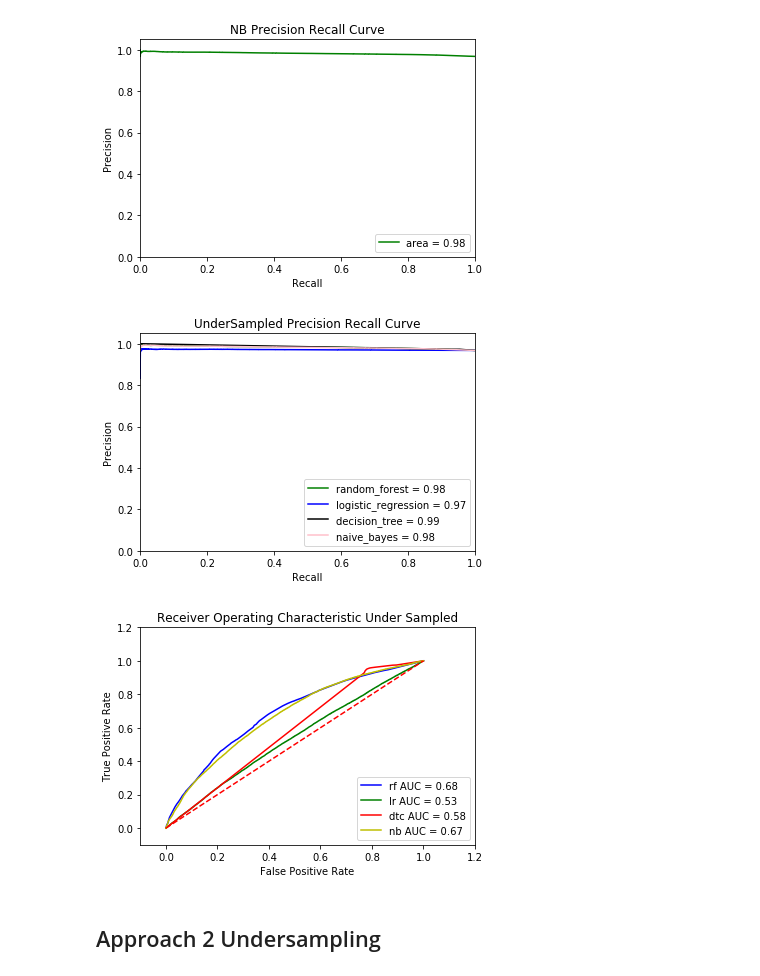
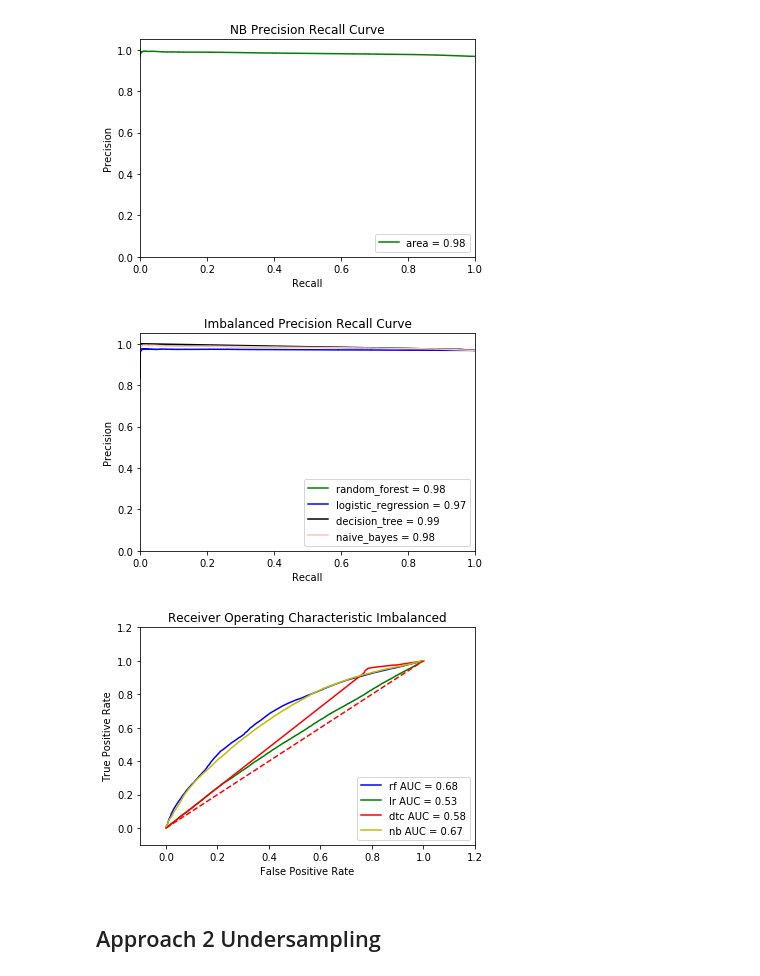
Before and after one commit to TejaYagni/H1-B, a Jupyter notebook: Code.ipynb, the cells around one changed output. Saved outputs shown, nothing was run; the diff lists cells and outputs as text; code cells hidden in the pictures.

```diff
--- a/Code.ipynb
+++ b/Code.ipynb
@@ -360,42 +360,42 @@ plt.xlim([0.0, 1.0])
 plt.ylim([0.0, 1.05])
 plt.xlabel('Recall')
 plt.ylabel('Precision')
-plt.title('UnderSampled Precision Recall Curve')
+plt.title('Imbalanced Precision Recall Curve')
 plt.legend(loc="lower right")
 plt.show()
 # %% [output]
-[figure, old version]
+[figure, new version]
 # %%
 from sklearn import metrics
 from sklearn.metrics import roc_curve, auc
 
 fpr_rf, tpr_rf, thresholds = metrics.roc_curve(Y_test, scores_rf)
 roc_auc_rf = auc(fpr_rf,tpr_rf)
 
 
 fpr_lr, tpr_lr, thresholds = metrics.roc_curve(Y_test, scores_lr)
 roc_auc_lr = auc(fpr_lr,tpr_lr)
 
 fpr_dtc, tpr_dtc, thresholds = metrics.roc_curve(Y_test, scores_dtc)
 roc_auc_dtc = auc(fpr_dtc,tpr_dtc)
 
 fpr_nb, tpr_nb, thresholds = metrics.roc_curve(Y_test, scores_nb)
 roc_auc_nb = auc(fpr_nb,tpr_nb)
 
-plt.title('Receiver Operating Characteristic Under Sampled')
+plt.title('Receiver Operating Characteristic Imbalanced')
 plt.plot(fpr_rf,tpr_rf, 'b',label='rf AUC = %0.2f'% roc_auc_rf)
 plt.plot(fpr_lr,tpr_lr, 'g',label='lr AUC = %0.2f'% roc_auc_lr)
 plt.plot(fpr_dtc,tpr_dtc, 'r',label='dtc AUC = %0.2f'% roc_auc_dtc)
 plt.plot(fpr_nb,tpr_nb, 'y',label='nb AUC = %0.2f'% roc_auc_nb)
 plt.legend(loc='lower right')
 plt.plot([0,1],[0,1],'r--')
 plt.xlim([-0.1,1.2])
 plt.ylim([-0.1,1.2])
 plt.ylabel('True Positive Rate')
 plt.xlabel('False Positive Rate')
 plt.show()
 # %% [output]
-[figure, old version]
+[figure, new version]
 # %% [markdown]
 ## Approach 2 Undersampling
 # %%
```
Also changed, not shown: parts of 20 cells of this notebook.
